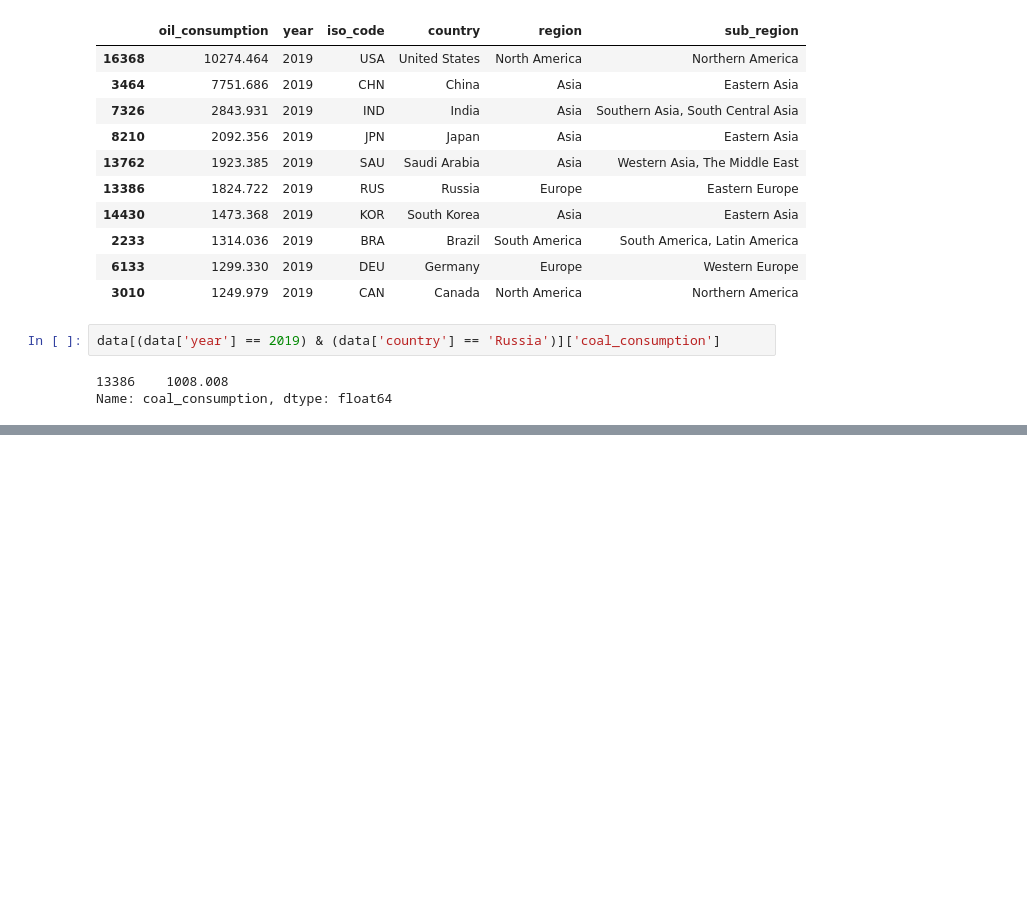
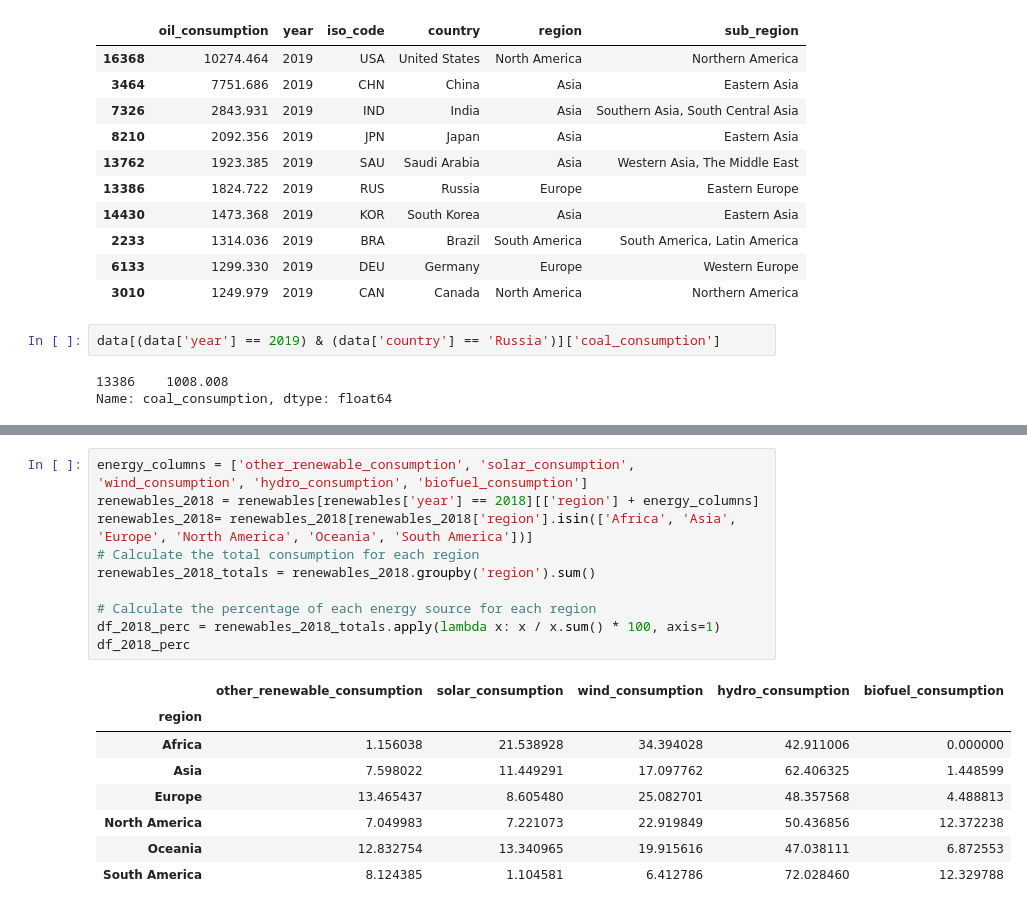
Before and after one commit to henrymmarques/DataVizProj, a Jupyter notebook: project_DV.ipynb, the cells around one changed output, grey strips where cells are left out. Drawn from its saved outputs; the diff is of its cells as text; blank space fills up the shorter version.

```diff
--- a/project_DV.ipynb
+++ b/project_DV.ipynb
@@ -723,0 +755,19 @@ Name: coal_consumption, dtype: float64
+# %%
+energy_columns = ['other_renewable_consumption', 'solar_consumption', 'wind_consumption', 'hydro_consumption', 'biofuel_consumption']
+renewables_2018 = renewables[renewables['year'] == 2018][['region'] + energy_columns]
+renewables_2018= renewables_2018[renewables_2018['region'].isin(['Africa', 'Asia', 'Europe', 'North America', 'Oceania', 'South America'])]
+# Calculate the total consumption for each region
+renewables_2018_totals = renewables_2018.groupby('region').sum()
+
+# Calculate the percentage of each energy source for each region
+df_2018_perc = renewables_2018_totals.apply(lambda x: x / x.sum() * 100, axis=1)
+df_2018_perc
+# %% [output]
+|  | other_renewable_consumption | solar_consumption | wind_consumption | hydro_consumption | biofuel_consumption |
+| region |  |  |  |  |  |
+| Africa | 1.156038 | 21.538928 | 34.394028 | 42.911006 | 0.000000 |
+| Asia | 7.598022 | 11.449291 | 17.097762 | 62.406325 | 1.448599 |
+| Europe | 13.465437 | 8.605480 | 25.082701 | 48.357568 | 4.488813 |
+| North America | 7.049983 | 7.221073 | 22.919849 | 50.436856 | 12.372238 |
+| Oceania | 12.832754 | 13.340965 | 19.915616 | 47.038111 | 6.872553 |
+| South America | 8.124385 | 1.104581 | 6.412786 | 72.028460 | 12.329788 |
```
Also changed, not shown: parts of 8 cells of this notebook, 1 other file.
